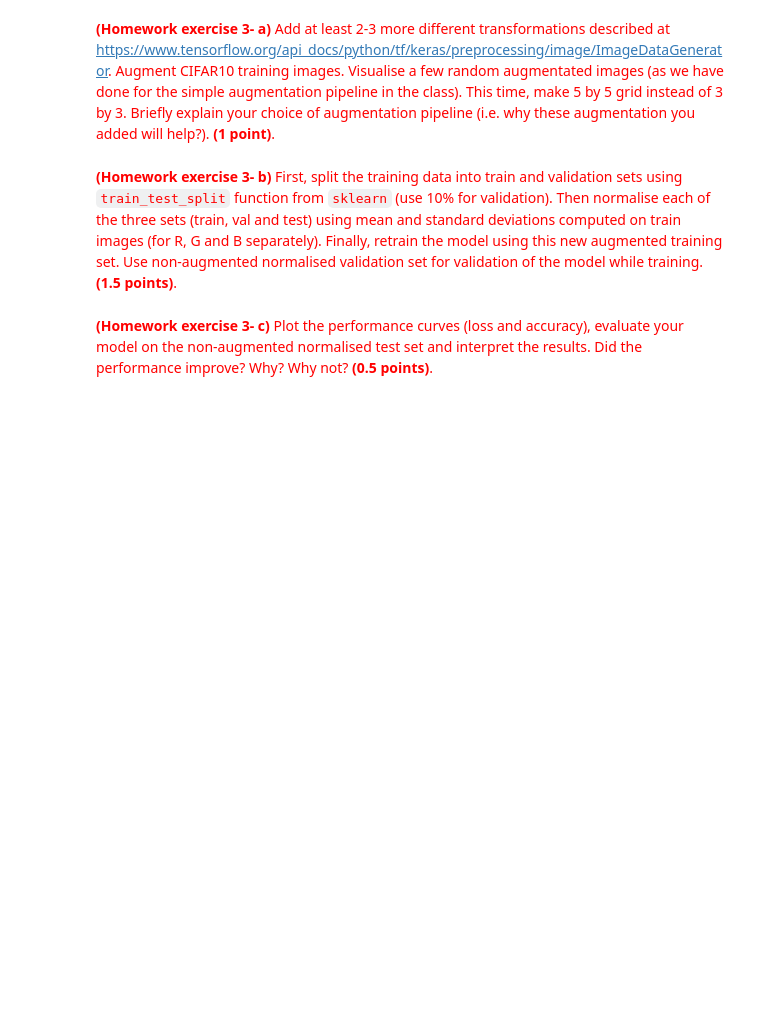
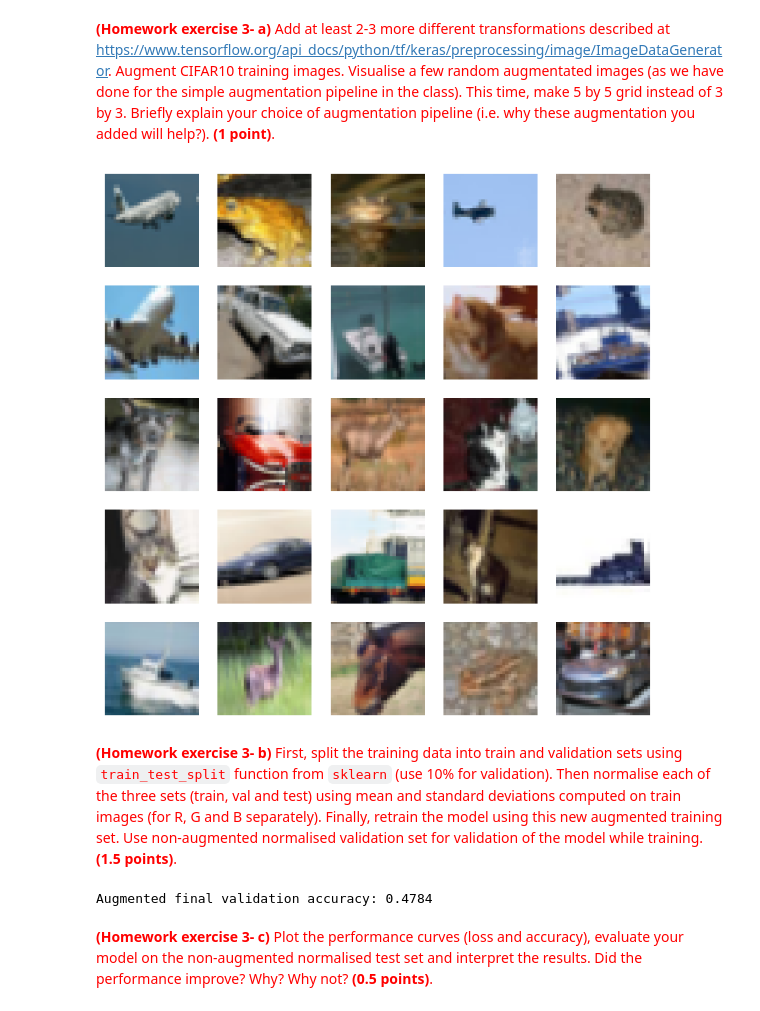
Before and after one commit to Ermolz/ml-homework04, a Jupyter notebook: 2026_RegularizationHW.ipynb, the cells around one changed output. Cells and saved outputs as stored; diff of their text form; code cells hidden in the pictures; blank space fills up the shorter version.

```diff
--- a/2026_RegularizationHW.ipynb
+++ b/2026_RegularizationHW.ipynb
@@ -319,23 +396,33 @@ from keras.preprocessing.image import ImageDataGenerator
 
 ##### YOUR CODE STARTS #####
 # Create your own data augmentation pipeline:
-...
+datagen = ImageDataGenerator(
+    rotation_range=15,
+    width_shift_range=0.12,
+    height_shift_range=0.12,
+    horizontal_flip=True,
+    zoom_range=0.15,
+    shear_range=0.1,
+    fill_mode='reflect'
+)
 ##### YOUR CODE ENDS #####
 # %%
 ##### YOUR CODE STARTS #####
 plt.rcParams['figure.figsize'] = (8.0, 8.0) # set default size of plots
 
 # Configure batch size and retrieve one batch of images
-for ..., ... in ...:
+for batch_X, batch_y in datagen.flow(X_train, y_train, batch_size=25, shuffle=True):
     # Show 25 images
-    for ... in ...:
-        ...
-        ...
+    for j in range(25):
+        plt.subplot(5, 5, j + 1)
+        plt.imshow(np.clip(batch_X[j], 0, 255).astype('uint8'))
         plt.axis('off')
     # show the plot
     plt.show()
     break
 ##### YOUR CODE ENDS #####
+# %% [output]
+[figure, added]
 # %% [markdown]
 <font color='red'> **(Homework exercise 3- b)** First, split the training data into train and validation sets using `train_test_split` function from `sklearn` (use 10% for validation). Then normalise each of the three sets (train, val and test) using mean and standard deviations computed on train images (for R, G and B separately). Finally, retrain the model using this new augmented training set. Use non-augmented normalised validation set for validation of the model while training. **(1.5 points)**. </font>
 # %%
@@ -358,15 +450,24 @@ datagen.fit(X_train_norm)
 ##### YOUR CODE STARTS #####
 # Create a model
 # here you can use either model with dropout or L2 regularisation defined above
-...
+aug_model = define_model_dropout(best_dropout_rate if 'best_dropout_rate' in globals() else 0.25)
 
 # Compile the model as before (code is identical)
-...
+aug_model.compile(optimizer='adam', loss='sparse_categorical_crossentropy', metrics=['accuracy'])
 
 # remember to use .fit() to train the model
 # use batch_size 64 as in the class
-...
+history_aug = aug_model.fit(
+    datagen.flow(X_train_norm, y_train_split, batch_size=64),
+    steps_per_epoch=len(X_train_norm) // 64,
+    epochs=2,
+    validation_data=(X_val_norm, y_val),
+    verbose=0
+)
+print(f"Augmented final validation accuracy: {history_aug.history['val_accuracy'][-1]:.4f}")
 ##### YOUR CODE ENDS #####
+# %% [output]
+Augmented final validation accuracy: 0.4784
 # %% [markdown]
 
 <font color='red'> **(Homework exercise 3- c)** Plot the performance curves (loss and accuracy), evaluate your model on the non-augmented normalised test set and interpret the results. Did the performance improve? Why? Why not? **(0.5 points)**. </font>
```
Also changed, not shown: parts of 37 cells of this notebook.
